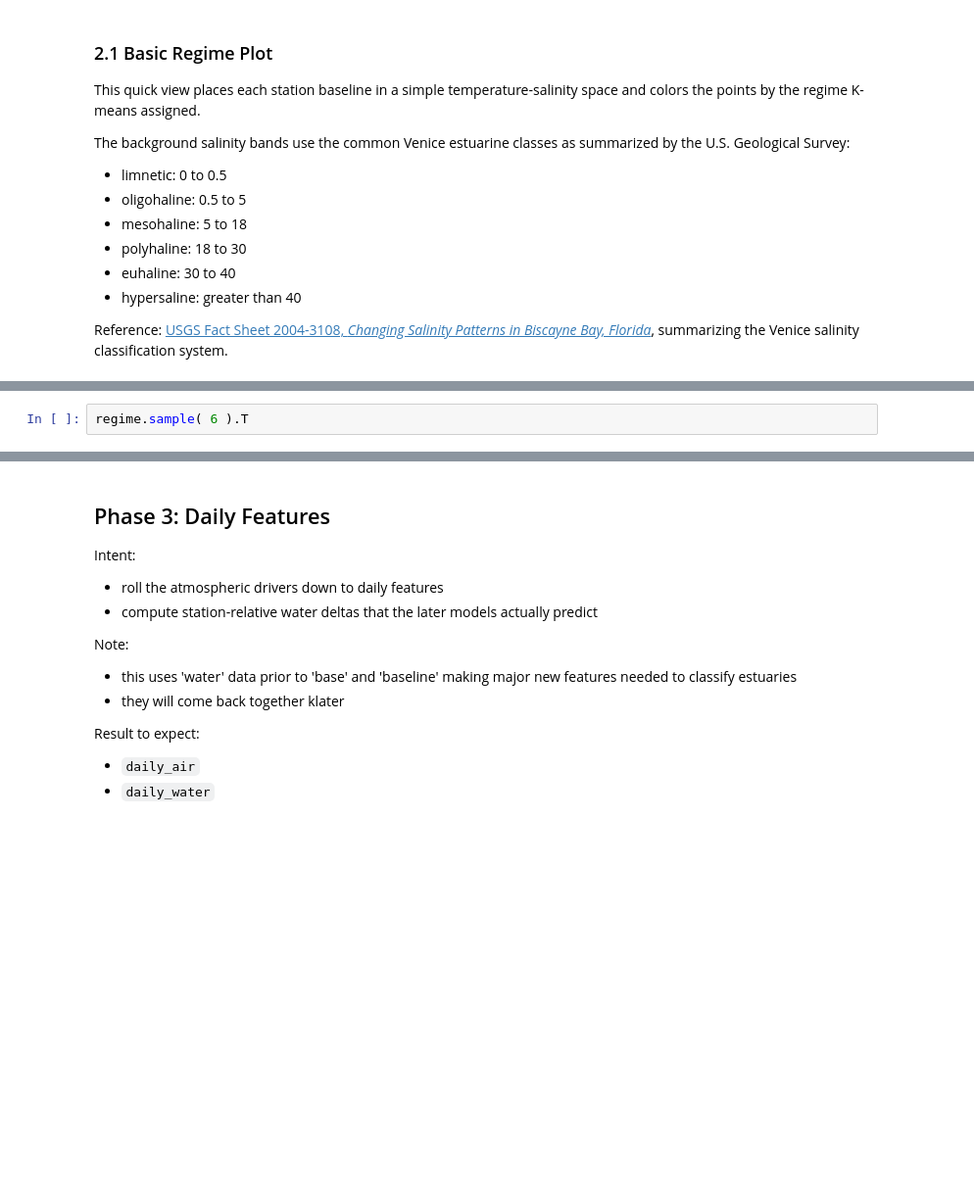
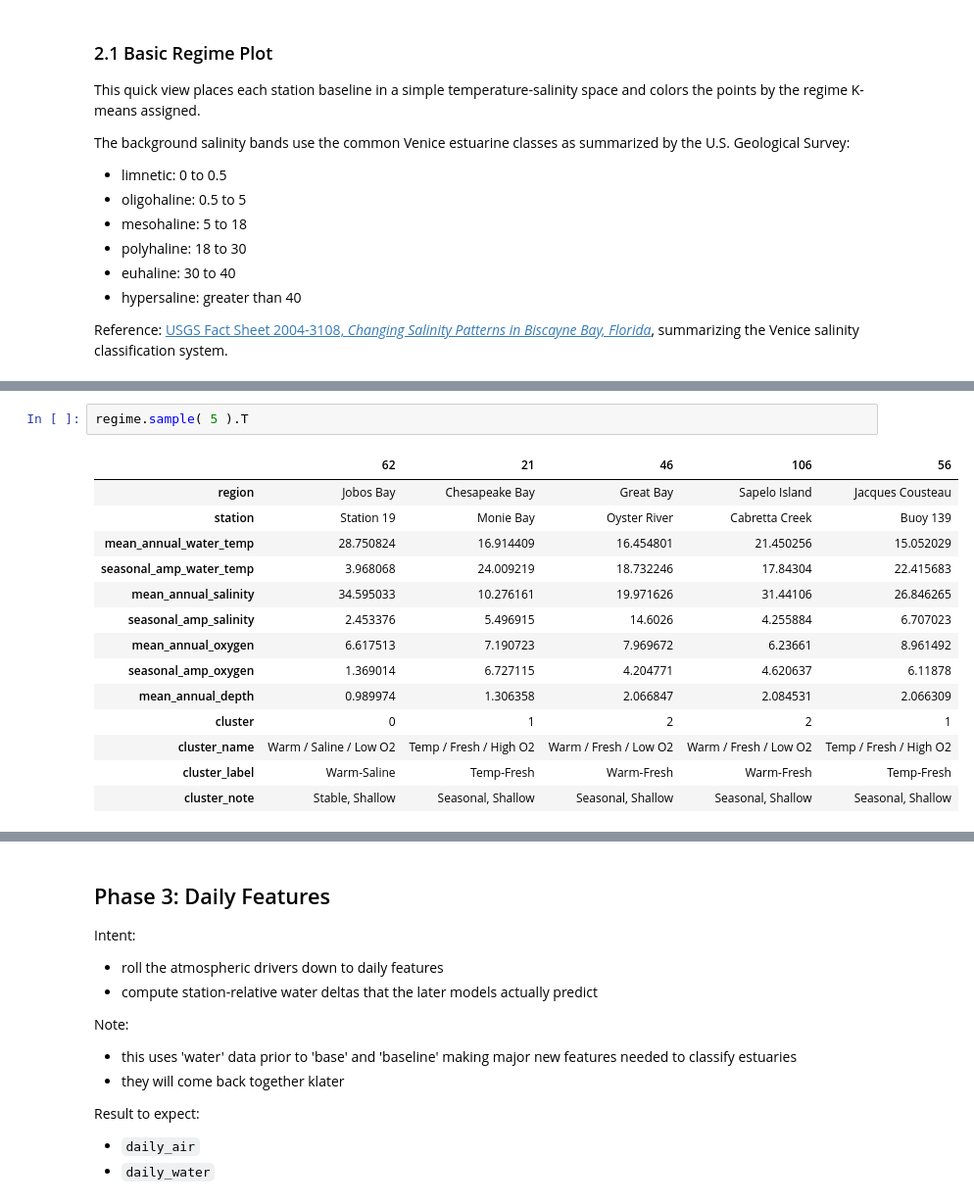
Before and after one commit to jeturcotte/estuaries, a Jupyter notebook: code/t4d.full.project.lite.ipynb, the cells around one changed output, grey strips where cells are left out. Shown at 98% size. Drawn from its saved outputs; the diff is of its cells as text; blank space fills up the shorter version.

```diff
--- a/code/t4d.full.project.lite.ipynb
+++ b/code/t4d.full.project.lite.ipynb
@@ -743,5 +804,20 @@ plot.show( )
 # %%
-regime.sample( 6 ).T
+regime.sample( 5 ).T
+# %% [output]
+|  | 62 | 21 | 46 | 106 | 56 |
+| region | Jobos Bay | Chesapeake Bay | Great Bay | Sapelo Island | Jacques Cousteau |
+| station | Station 19 | Monie Bay | Oyster River | Cabretta Creek | Buoy 139 |
+| mean_annual_water_temp | 28.750824 | 16.914409 | 16.454801 | 21.450256 | 15.052029 |
+| seasonal_amp_water_temp | 3.968068 | 24.009219 | 18.732246 | 17.84304 | 22.415683 |
+| mean_annual_salinity | 34.595033 | 10.276161 | 19.971626 | 31.44106 | 26.846265 |
+| seasonal_amp_salinity | 2.453376 | 5.496915 | 14.6026 | 4.255884 | 6.707023 |
+| mean_annual_oxygen | 6.617513 | 7.190723 | 7.969672 | 6.23661 | 8.961492 |
+| seasonal_amp_oxygen | 1.369014 | 6.727115 | 4.204771 | 4.620637 | 6.11878 |
+| mean_annual_depth | 0.989974 | 1.306358 | 2.066847 | 2.084531 | 2.066309 |
+| cluster | 0 | 1 | 2 | 2 | 1 |
+| cluster_name | Warm / Saline / Low O2 | Temp / Fresh / High O2 | Warm / Fresh / Low O2 | Warm / Fresh / Low O2 | Temp / Fresh / High O2 |
+| cluster_label | Warm-Saline | Temp-Fresh | Warm-Fresh | Warm-Fresh | Temp-Fresh |
+| cluster_note | Stable, Shallow | Seasonal, Shallow | Seasonal, Shallow | Seasonal, Shallow | Seasonal, Shallow |
 # %%
 # reattach these cluster identities back to the station baseline,
 # so we can see which stations are in which clusters
```
Also changed, not shown: parts of 38 cells of this notebook.
